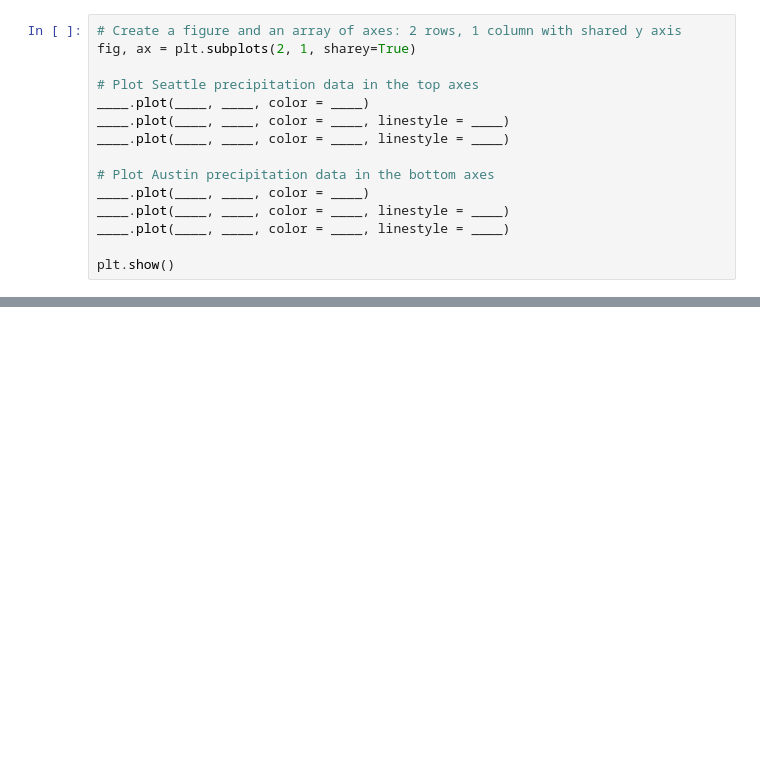
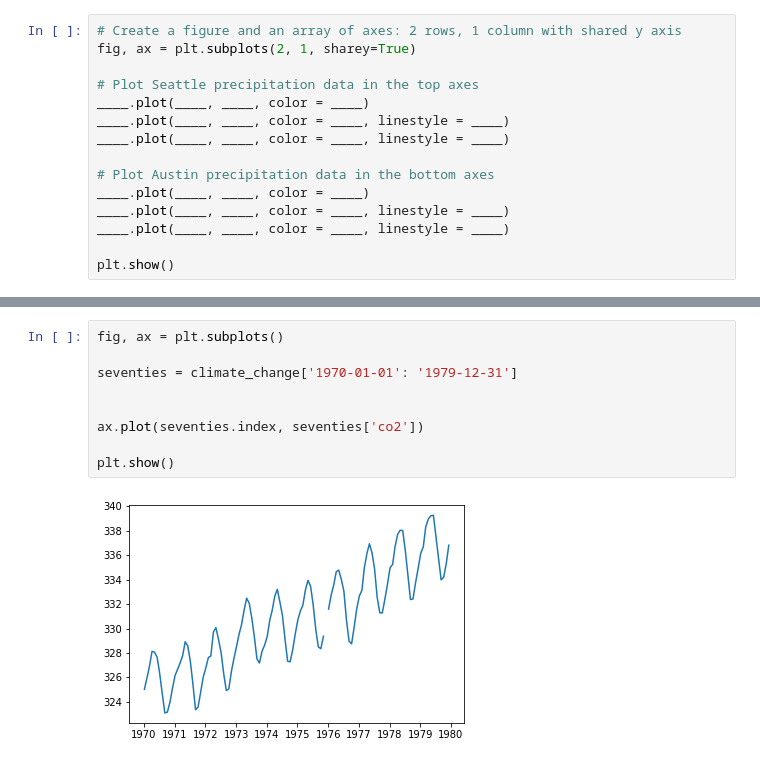
Before and after one commit to johnhhu2020/DataCamp-Data-Scientist-with-Python-Track, a Jupyter notebook: DataCamp Introduction to Data Visualization with Matplotlib.ipynb, the cells around one changed output, grey strips where cells are left out. Drawn from its saved outputs; the diff is of its cells as text; blank space fills up the shorter version.

```diff
--- a/DataCamp Introduction to Data Visualization with Matplotlib.ipynb
+++ b/DataCamp Introduction to Data Visualization with Matplotlib.ipynb
@@ -708,0 +901,11 @@ plt.show()
+# %%
+fig, ax = plt.subplots()
+
+seventies = climate_change['1970-01-01': '1979-12-31']
+
+
+ax.plot(seventies.index, seventies['co2'])
+
+plt.show()
+# %% [output]
+[figure, added]
```
Also changed, not shown: parts of 27 cells of this notebook.
